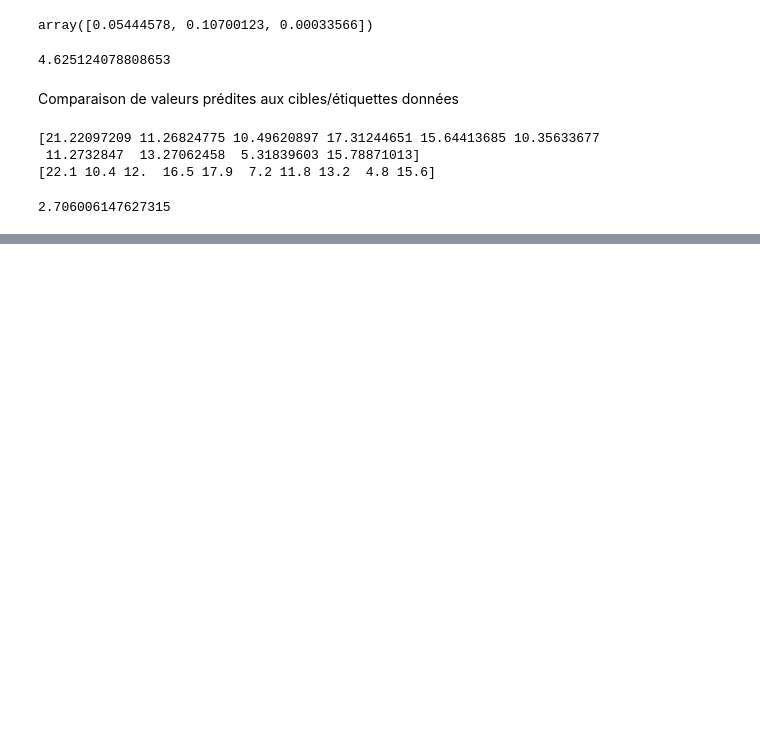
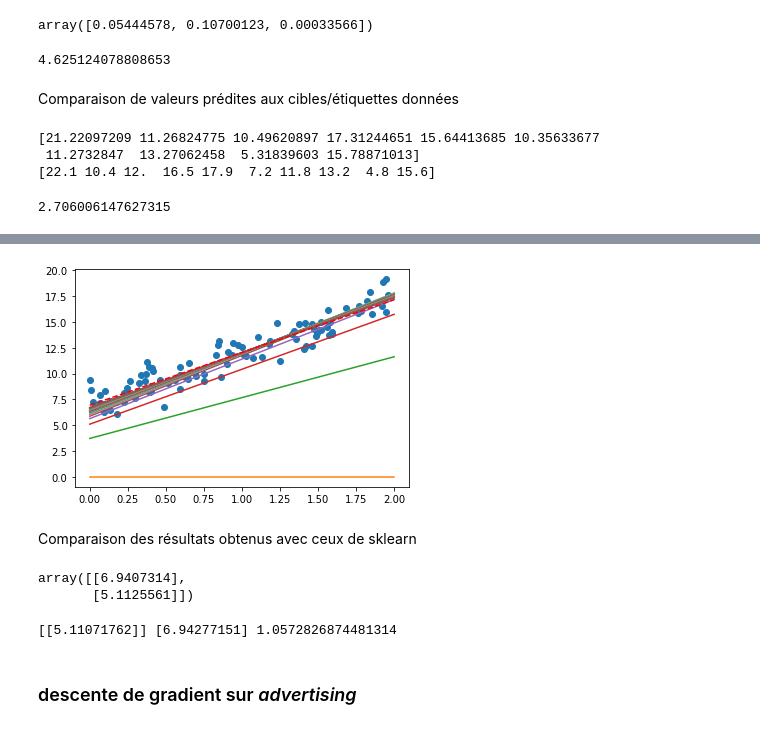
Before and after one commit to DrAlgo/apprentissage_m2_amis, a Jupyter notebook: jupyter/4_regression_lineaire.ipynb, the cells around one changed output, grey strips where cells are left out. Drawn from its saved outputs; the diff is of its cells as text; code cells hidden in the pictures; blank space fills up the shorter version.

```diff
--- a/jupyter/4_regression_lineaire.ipynb
+++ b/jupyter/4_regression_lineaire.ipynb
@@ -423,0 +479,25 @@ mean_squared_error(lin_reg.predict(X2),y)
+# %%
+#on reprend le code du cours 3
+def descente_gradient(f, grad, epsilon, alpha, p0, max_iter=10000):
+    """f fonction a minimiser, grad son gradient (prennent un np.array en argument)
+    alpha pas d'apprentissage
+    epsilon tolérance
+    p0 point initial"""
+    p = p0
+    k = 0
+    points = [p0]
+    print( "f(" +str(p)+ ")=" + str(f(p)))
+    while (grad(p)**2).sum() >= epsilon**2 and k<max_iter:
+        p = p - alpha*grad(p)
+        k +=1
+        points.append(p)
+    print( "f(" +str(p)+ ")=" + str(f(p)))
+    return k, points
+# %%
+Xr = Xr_plot.reshape(-1,1)  #-1 veut dire que numpy met la bonne valeur (len(Xr) en fait)
+#preparation des données avec une colonne de 1 au départ
+Xra = np.concatenate( (np.ones((len(Xr),1)), Xr), axis=1)  #Xr augmenté
+
+#definition de l'erreur quadratique et de son gradient
+f_eqm = lambda A : ((Xra.dot(A)-Yr)**2).sum() / len(Xra)
+grad_eqm = lambda A : 2/len(Xra)*Xra.T.dot(Xra.dot(A)-Yr)
@@ -423,0 +514,24 @@ mean_squared_error(lin_reg.predict(X2),y)
+# %%
+plt.plot(Xr_plot,Yr,'o')
+X = np.linspace(0,2,200)
+Xa = np.concatenate( (np.ones((len(X),1)), X.reshape(200,1)), axis=1)
+for p in points[:50:2]:
+    plt.plot(X, Xa.dot(p).flatten() )
+plt.plot(X, Xa.dot(points[-1]).flatten(), "r--" )
+plt.show()
+# %% [output]
+[figure, added]
+# %% [markdown]
+Comparaison des résultats obtenus avec ceux de sklearn
+# %%
+points[-1] #le dernier
+# %% [output]
+array([[6.9407314],
+       [5.1125561]])
+# %%
+lin_reg.fit(Xr,Yr)
+print(lin_reg.coef_, lin_reg.intercept_, mean_squared_error(lin_reg.predict(Xr),Yr))
+# %% [output]
+[[5.11071762]] [6.94277151] 1.0572826874481314
+# %% [markdown]
+### descente de gradient sur *advertising*
```
Also changed, not shown: parts of 43 cells of this notebook, 4 other files.
